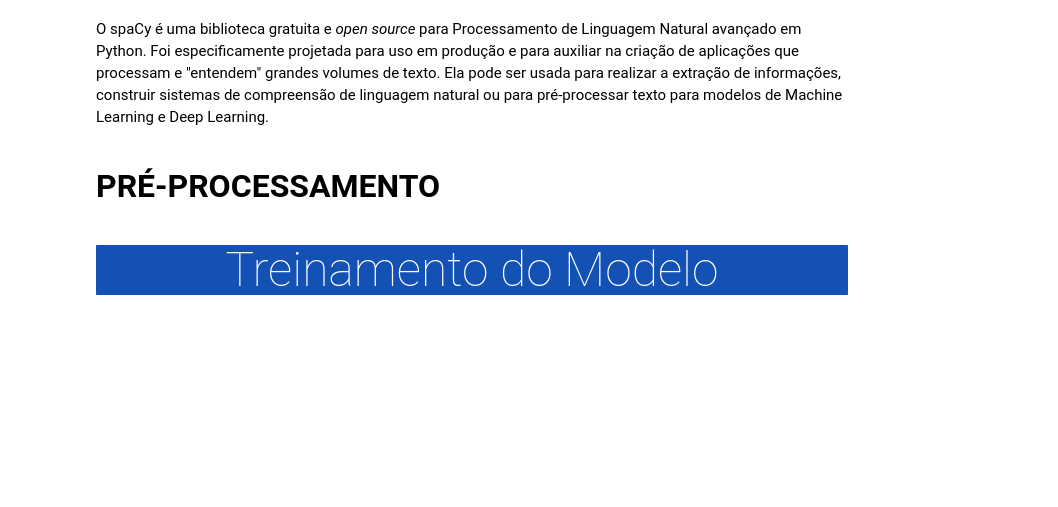
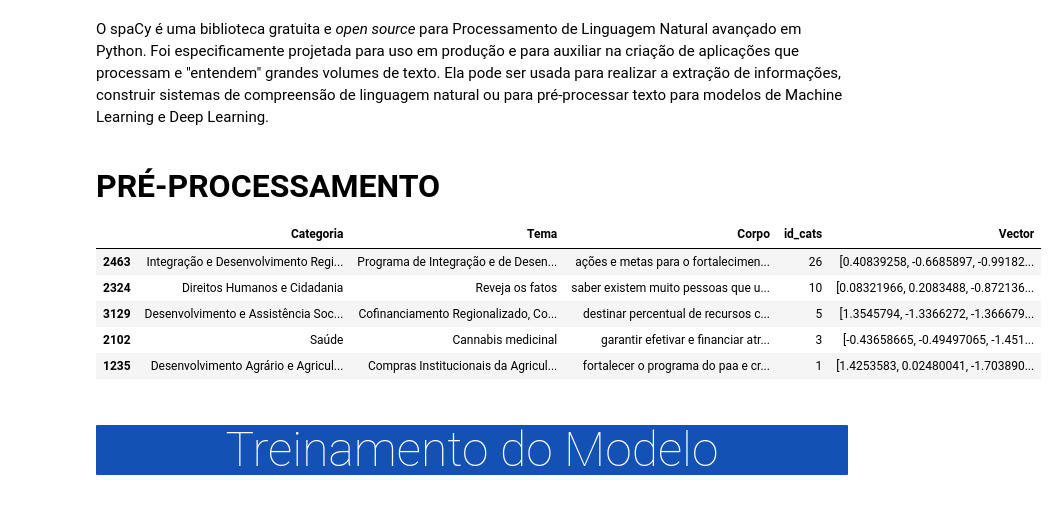
Before and after one commit to ResidenciaTICBrisa/BP-Classificador-de-Propostas, a Jupyter notebook: processo_de_desenvolvimento.ipynb, the cells around one changed output. Cells and saved outputs as stored; diff of their text form; code cells hidden in the pictures; blank space fills up the shorter version.

```diff
--- a/processo_de_desenvolvimento.ipynb
+++ b/processo_de_desenvolvimento.ipynb
@@ -85,6 +85,7 @@ propostas.rename(columns={'category/name/pt-BR': 'Categoria', 'title/pt-BR': 'Te
 
 # Retira as linhas que estao vazias
 propostas = propostas.dropna()
+propostas.drop(propostas[propostas['Tema'] == 'Tema '].index, inplace=True)  # Removendo coluna "Tema "
 
 propostas.head()
 # %% [output]
@@ -159,6 +160,30 @@ def preprocessing(text):
 O spaCy é uma biblioteca gratuita e _open source_ para Processamento de Linguagem Natural avançado em Python. Foi especificamente projetada para uso em produção e para auxiliar na criação de aplicações que processam e "entendem" grandes volumes de texto. Ela pode ser usada para realizar a extração de informações, construir sistemas de compreensão de linguagem natural ou para pré-processar texto para modelos de Machine Learning e Deep Learning.
 # %% [markdown]
 <h3 style="font-size:2rem">PRÉ-PROCESSAMENTO</h3>
+# %%
+#  Criando índices para temas
+cats = propostas['Categoria'].unique() # Pegando valores únicos
+cats = dict(enumerate(cats, 0)) # Convertendo para dict (com índices enumerados)
+cats = {v:k for k,v in cats.items()}  # Trocando chaves e valores
+
+propostas['id_cats'] = propostas['Categoria'].map(cats) # Inserindo coluna de índices dos temas no Dataframe
+
+#  Ajustando textos da coluna Corpo
+propostas['Corpo'] = propostas['Corpo'].apply(preprocessing)
+
+#  Representações vetoriais do texto
+propostas['Vector'] = propostas['Corpo'].apply(lambda text: nlp(text).vector)
+
+#  Embaralhando dados
+propostas = propostas.sample(frac=1)
+propostas.head()
+# %% [output]
+|  | Categoria | Tema | Corpo | id_cats | Vector |
+| 2463 | Integração e Desenvolvimento Regi... | Programa de Integração e de Desen... | ações e metas para o fortalecimen... | 26 | [0.40839258, -0.6685897, -0.99182... |
+| 2324 | Direitos Humanos e Cidadania | Reveja os fatos | saber existem muito pessoas que u... | 10 | [0.08321966, 0.2083488, -0.872136... |
+| 3129 | Desenvolvimento e Assistência Soc... | Cofinanciamento Regionalizado, Co... | destinar percentual de recursos c... | 5 | [1.3545794, -1.3366272, -1.366679... |
+| 2102 | Saúde | Cannabis medicinal | garantir efetivar e financiar atr... | 3 | [-0.43658665, -0.49497065, -1.451... |
+| 1235 | Desenvolvimento Agrário e Agricul... | Compras Institucionais da Agricul... | fortalecer o programa do paa e cr... | 1 | [1.4253583, 0.02480041, -1.703890... |
 # %% [markdown]
 <a id='training-model'></a><h2 style="padding:10px;background:#1351b4;margin:10;color:white;font-size:3rem;text-align:center;border-radius: 1px 1px;overflow:hidden;font-weight:100">Treinamento do Modelo</h2>
 # %% [markdown]
```
Also changed, not shown: parts of 4 cells of this notebook.
